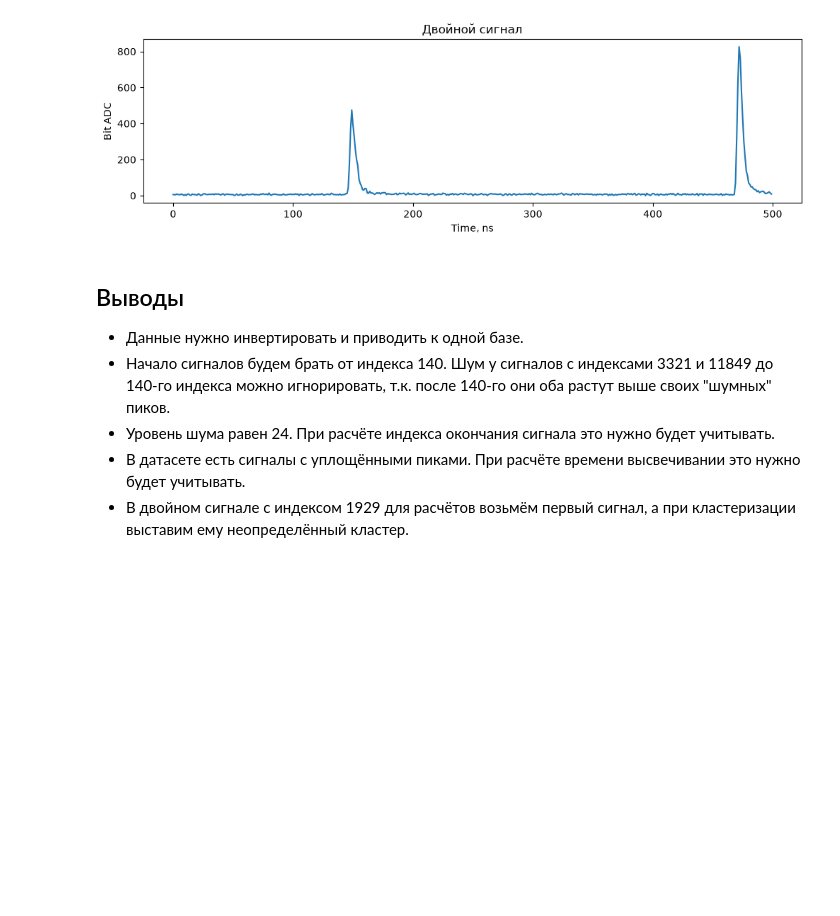
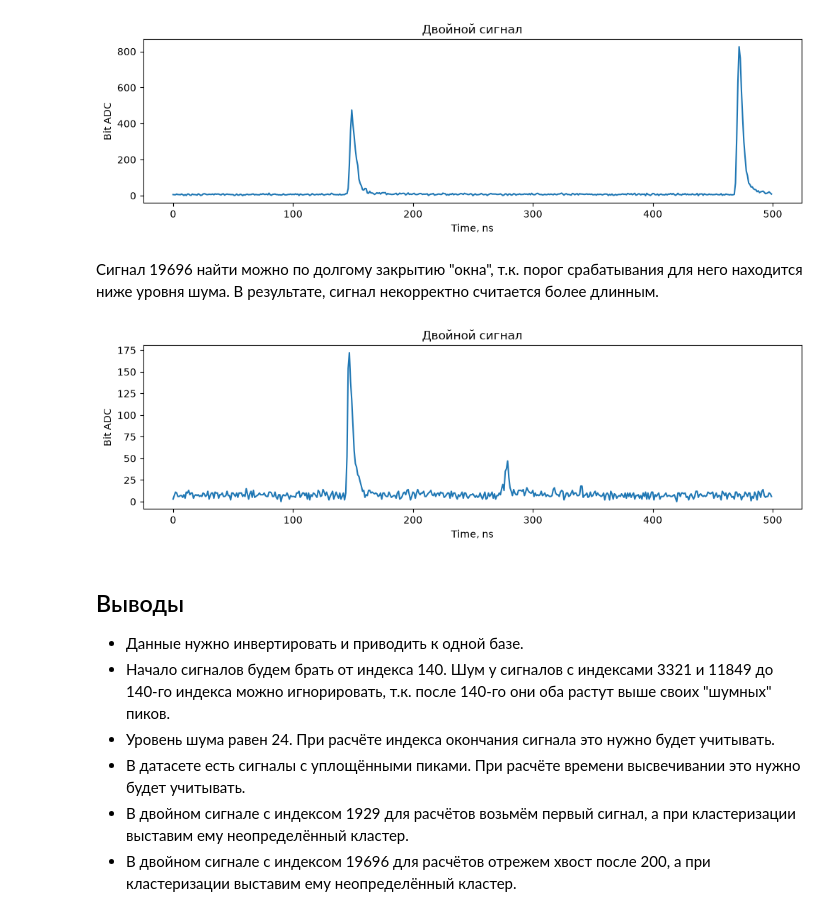
Before and after one commit to AlekseiAgarkov/kaggle_unsupervised_ml_signal_classification, a Jupyter notebook: notebooks/1_Exploratory_Data_Analysis.ipynb, the cells around one changed output. Saved outputs shown, nothing was run; the diff lists cells and outputs as text; code cells hidden in the pictures; blank space fills up the shorter version.

```diff
--- a/notebooks/1_Exploratory_Data_Analysis.ipynb
+++ b/notebooks/1_Exploratory_Data_Analysis.ipynb
@@ -193,6 +203,13 @@ ax = df_raw.iloc[[1929], :].T.plot(title="Двойной сигнал", **wide_p
 set_axis_labels(ax)
 # %% [output]
 [figure]
+# %% [markdown]
+Сигнал 19696 найти можно по долгому закрытию "окна", т.к. порог срабатывания для него находится ниже уровня шума. В результате, сигнал некорректно считается более длинным.
+# %%
+ax = df_raw.iloc[[19696], :].T.plot(title="Двойной сигнал", **wide_plt)
+set_axis_labels(ax)
+# %% [output]
+[figure, added]
 # %% [markdown]
 ## Выводы
 - Данные нужно инвертировать и приводить к одной базе.
@@ -200,3 +217,4 @@ set_axis_labels(ax)
 - Уровень шума равен 24. При расчёте индекса окончания сигнала это нужно будет учитывать.
 - В датасете есть сигналы с уплощёнными пиками. При расчёте времени высвечивании это нужно будет учитывать.
 - В двойном сигнале с индексом 1929 для расчётов возьмём первый сигнал, а при кластеризации выставим ему неопределённый кластер.
+- В двойном сигнале с индексом 19696 для расчётов отрежем хвост после 200, а при кластеризации выставим ему неопределённый кластер.
```
Also changed, not shown: parts of 6 cells of this notebook, 2 other files.
